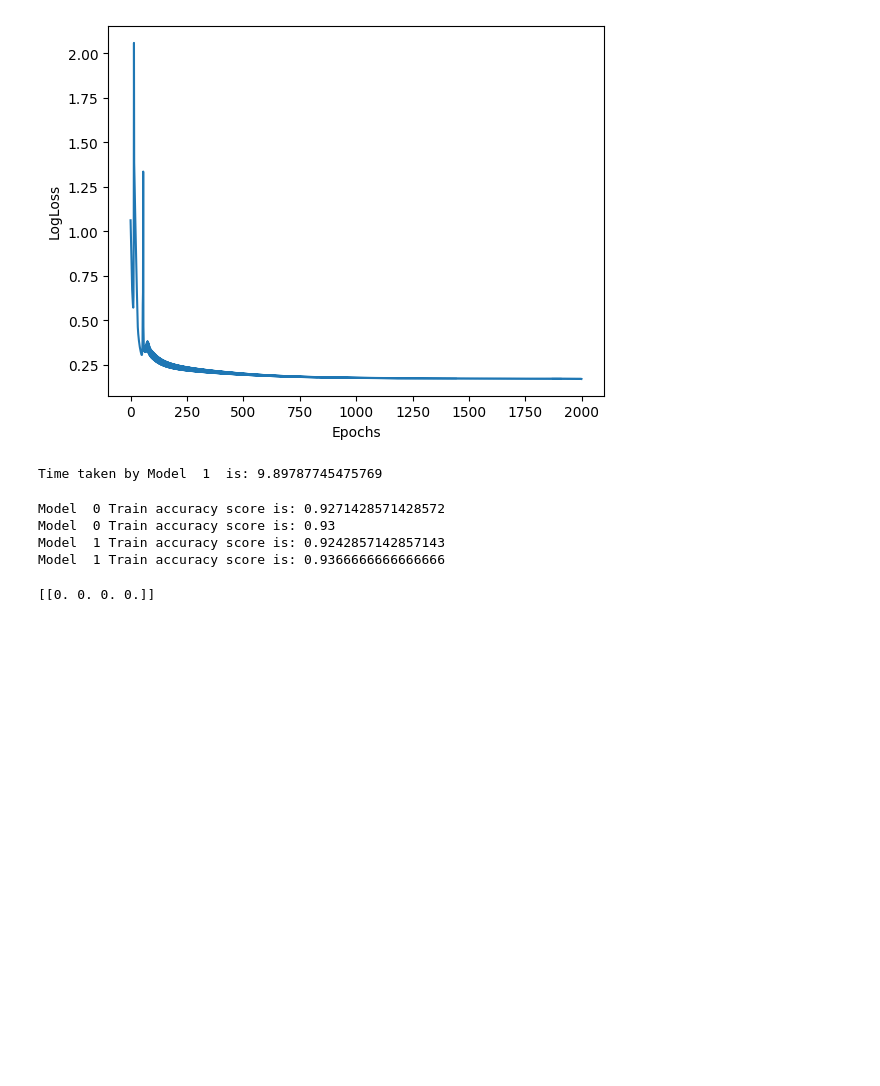
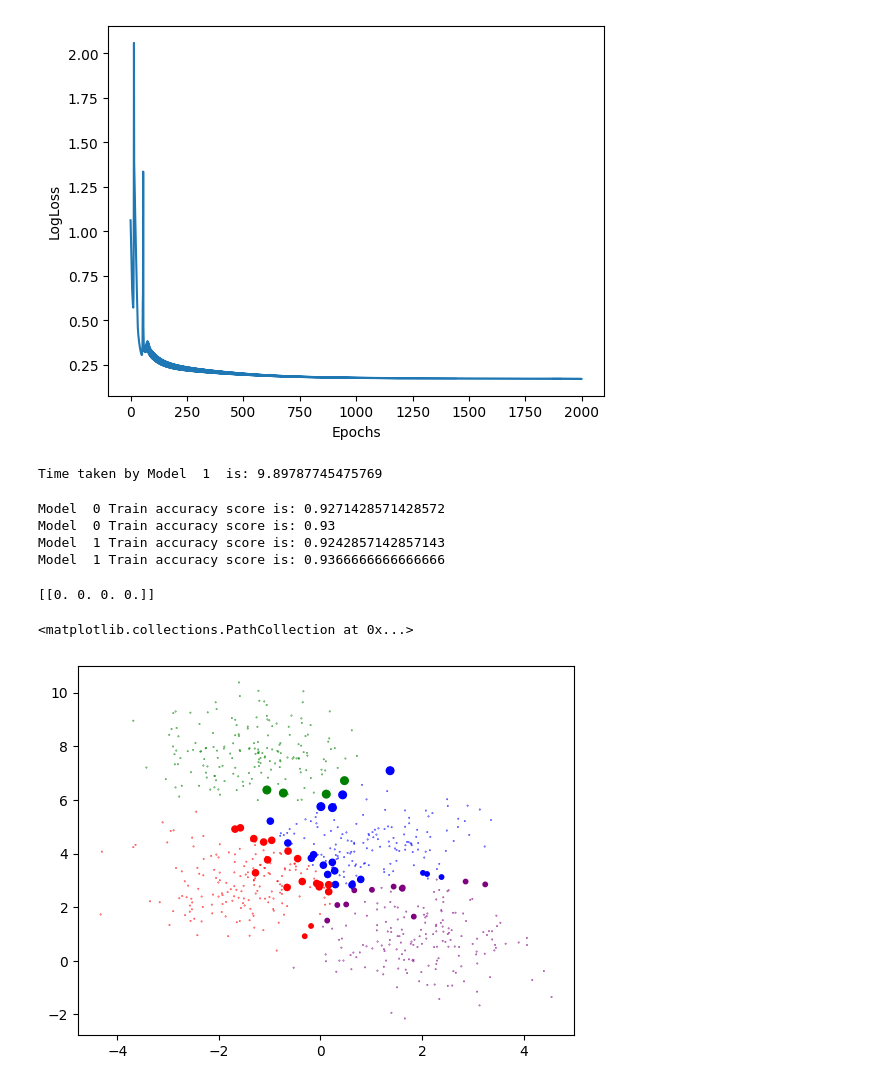
Before and after one commit to MouliChintakunta-AI/DLTutors, a Jupyter notebook: ReviseVectorizedBackpropagation.ipynb, the cells around one changed output. Saved outputs shown, nothing was run; the diff lists cells and outputs as text; code cells hidden in the pictures; blank space fills up the shorter version.

```diff
--- a/ReviseVectorizedBackpropagation.ipynb
+++ b/ReviseVectorizedBackpropagation.ipynb
@@ -232,3 +232,8 @@ Model  1 Train accuracy score is: 0.9366666666666666
 print(np.zeros((1,4)))
 # %% [output]
 [[0. 0. 0. 0.]]
+# %%
+plt.scatter(X_train[:,0],X_train[:,1],c=y_train_labels,cmap=my_cmap,s = 10* np.abs(Y_train-y_train_labels)+.1)
+# %% [output]
+<matplotlib.collections.PathCollection at 0x...>
+[figure, added]
```
